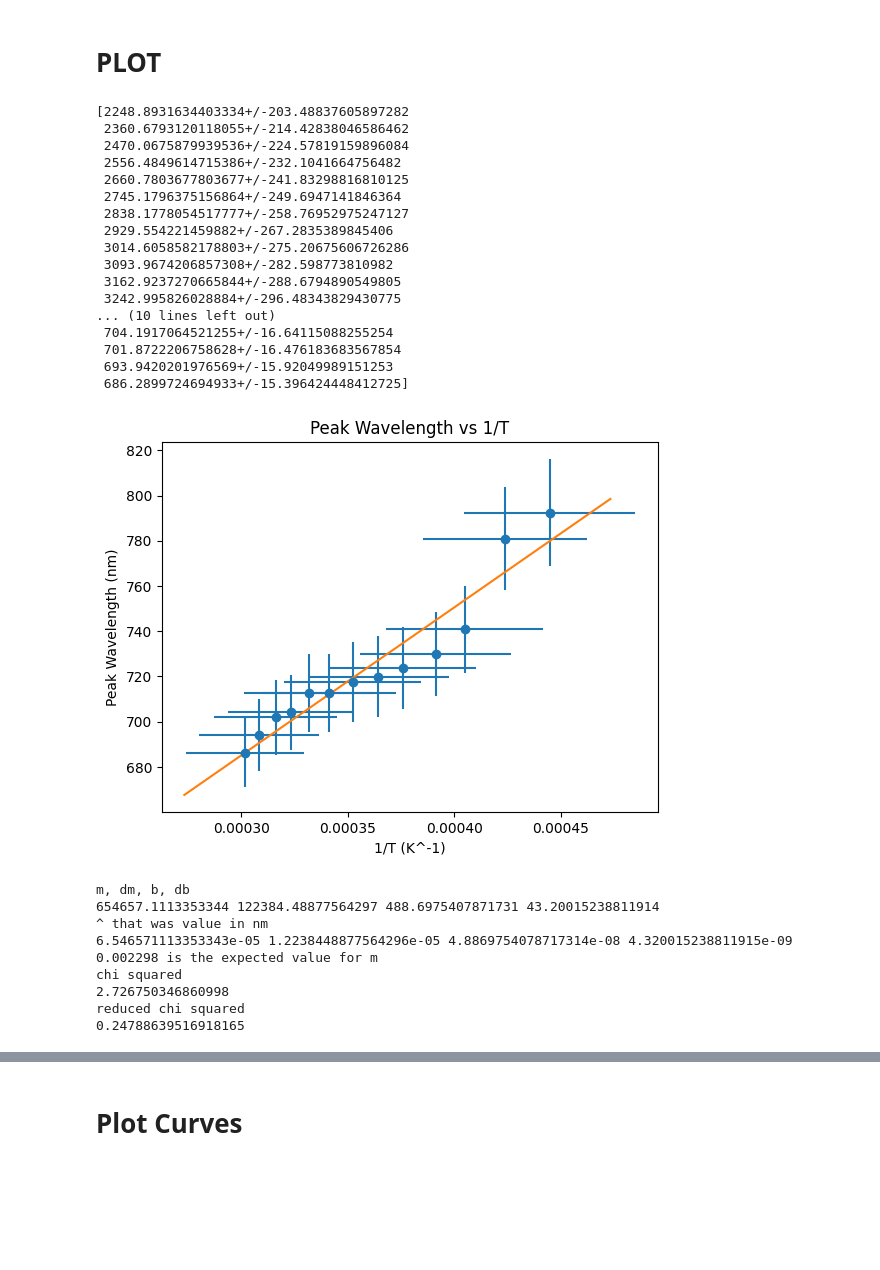
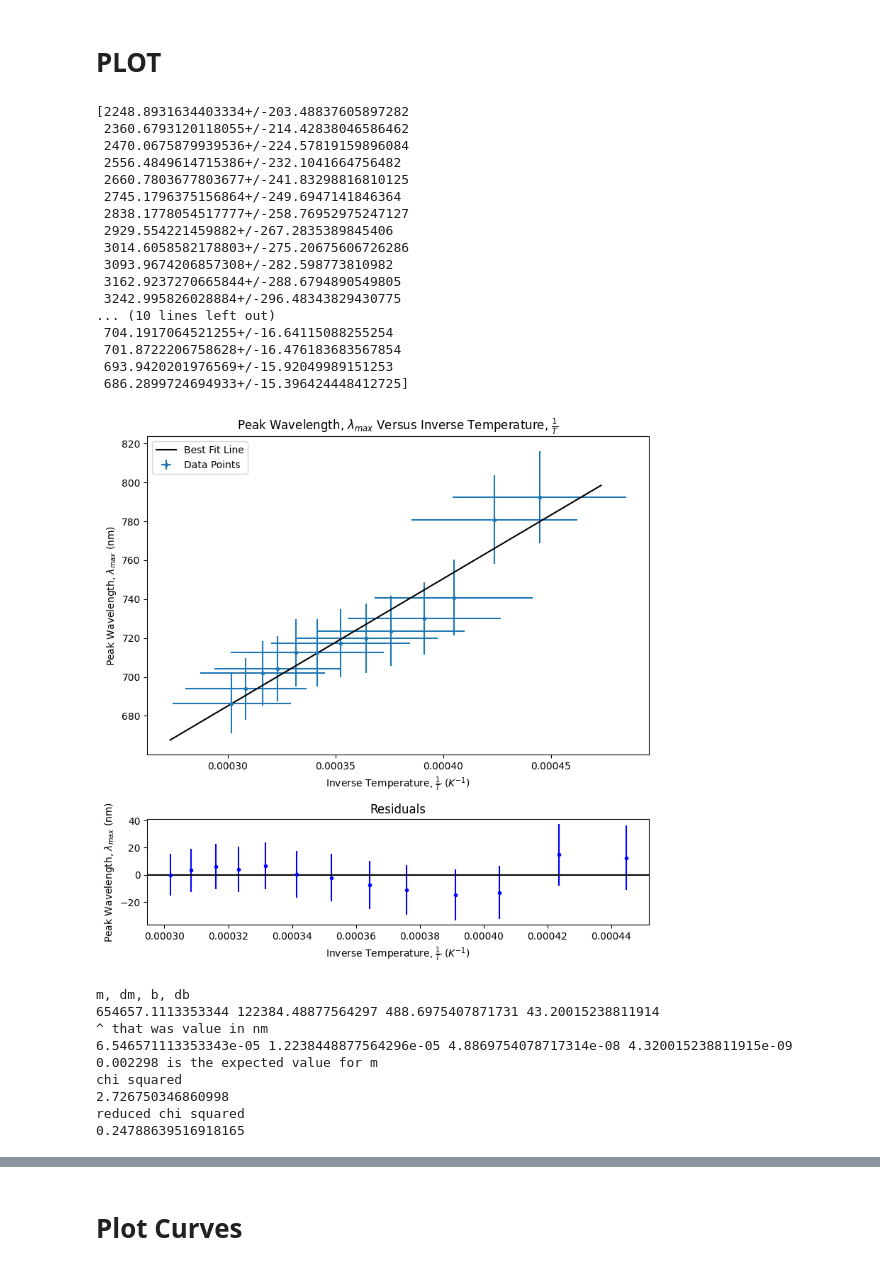
Before and after one commit to AG2048/phy-294-blackbody-radiation, a Jupyter notebook: data_process.ipynb, the cells around one changed output, grey strips where cells are left out. Saved outputs shown, nothing was run; the diff lists cells and outputs as text; code cells hidden in the pictures; blank space fills up the shorter version.

```diff
--- a/data_process.ipynb
+++ b/data_process.ipynb
@@ -126,44 +126,65 @@ wavelength_u = np.array([w.s for w in wavelength])
 print(T)
 print(wavelength)
 
-plt.errorbar(T_inv_value, wavelength_n, xerr=T_inv_u, yerr=wavelength_u, fmt='o')
+fig, (ax1, ax2) = plt.subplots(2, 1, figsize=(8, 8), gridspec_kw={'height_ratios': [3, 1]})
+# ax1.set_aspect('equal')
+ax1.errorbar(T_inv_value, wavelength_n, xerr=T_inv_u, yerr=wavelength_u, fmt='.', label='Data Points')
 m, dm, b, db = compute_line_fit_m_um_b_ub(T_inv_value, wavelength_n, T_inv_u, wavelength_u)
 x = np.linspace(min(T_inv_value) - 0.2 * ( max(T_inv_value) - min(T_inv_value)), max(T_inv_value)+ 0.2 * ( max(T_inv_value) - min(T_inv_value)), 1000)
 y = m * x + b
-plt.plot(x, y, label='y = {:.3f}x + {:.3f}'.format(m, b))
-plt.xlabel('1/T (K^-1)')
-plt.ylabel('Peak Wavelength (nm)')
-plt.title('Peak Wavelength vs 1/T')
+ax1.plot(x, y, label='Best Fit Line', color='black')
+ax1.legend(loc='upper left')
+ax1.set_xlabel('Inverse Temperature, $\\frac{1}{T}$ ($K^{-1}$)')
+ax1.set_ylabel('Peak Wavelength, $\\lambda_{max}$ (nm)')
+ax1.set_title('Peak Wavelength, $\\lambda_{max}$ Versus Inverse Temperature, $\\frac{1}{T}$')
+
+ax2.errorbar(T_inv_value, wavelength_n - (m * T_inv_value + b),yerr=wavelength_u, fmt=".",
+                color="blue")
+ax2.axhline(y=0, color="black")
+ax2.set_xlabel('Inverse Temperature, $\\frac{1}{T}$ ($K^{-1}$)')
+ax2.set_ylabel('Peak Wavelength, $\\lambda_{max}$ (nm)')
+ax2.set_title("Residuals")
+
+fig.tight_layout()
 plt.show()
+
+
+
+# plt.xlabel('Inverse Temperature, $\\frac{1}{T}$ ($K^{-1}$)')
+# plt.ylabel('Peak Wavelength, $\\lambda_{max}$ (nm)')
+# plt.title('Peak Wavelength, $\\lambda_{max}$ Versus Inverse Temperature, $\\frac{1}{T}$')
+# # best location for legend
+# plt.legend(loc='upper left')
+# plt.show()
 print("m, dm, b, db")
 print(m, dm, b, db)
 print("^ that was value in nm")
 print(m/10e9, dm/10e9, b/10e9, db/10e9)
 print(2.298e-3, "is the expected value for m")
 
 print("chi squared")
 print(chi_squared(T_inv_value, wavelength_n, m, b, wavelength_u))
 print("reduced chi squared")
 print(chi_squared(T_inv_value, wavelength_n, m, b, wavelength_u) / (len(T_inv_value) - 2))
 # %% [output]
 [2248.8931634403334+/-203.48837605897282
  2360.6793120118055+/-214.42838046586462
  2470.0675879939536+/-224.57819159896084
  2556.4849614715386+/-232.1041664756482
  2660.7803677803677+/-241.83298816810125
  2745.1796375156864+/-249.6947141846364
  2838.1778054517777+/-258.76952975247127
  2929.554221459882+/-267.2835389845406
  3014.6058582178803+/-275.20675606726286
  3093.9674206857308+/-282.598773810982
  3162.9237270665844+/-288.6794890549805
  3242.995826028884+/-296.48343829430775
 ... (10 lines left out)
  704.1917064521255+/-16.64115088255254
  701.8722206758628+/-16.476183683567854
  693.9420201976569+/-15.92049989151253
  686.2899724694933+/-15.396424448412725]
-[figure, old version]
+[figure, new version]
 m, dm, b, db
 654657.1113353344 122384.48877564297 488.6975407871731 43.20015238811914
 ^ that was value in nm
```
Also changed, not shown: parts of 5 cells of this notebook.
